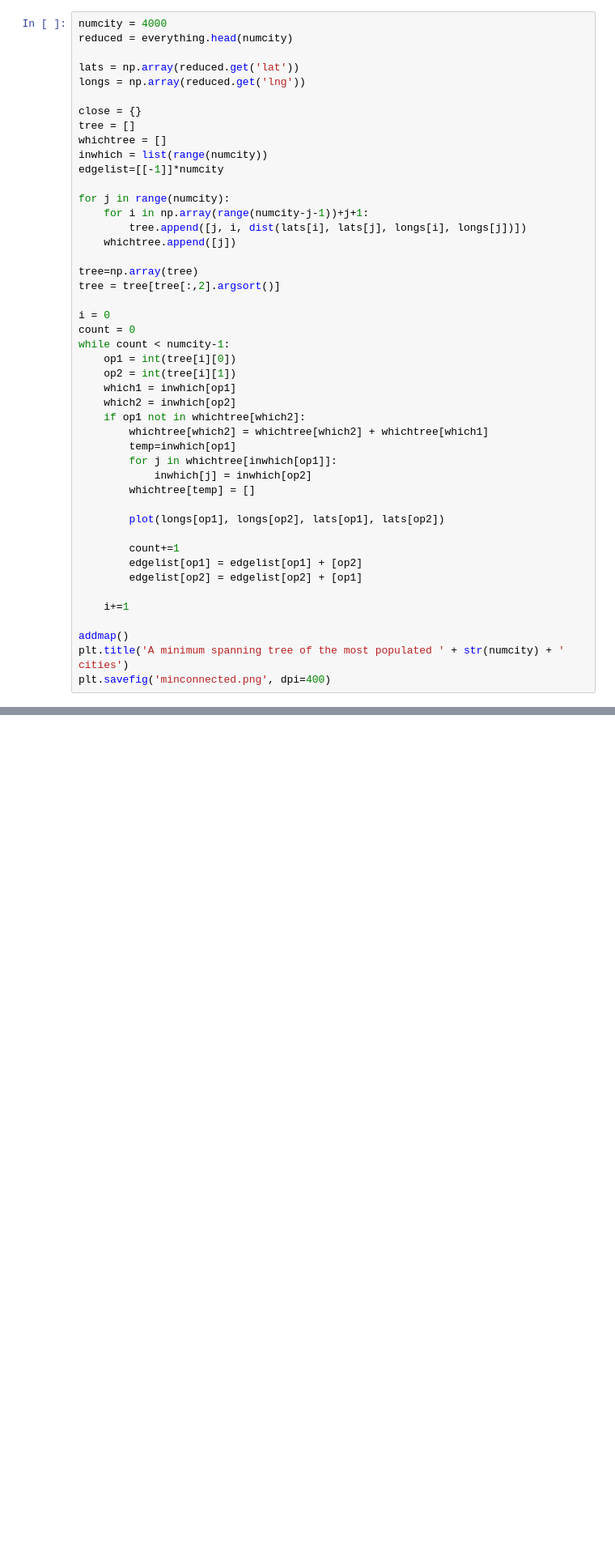
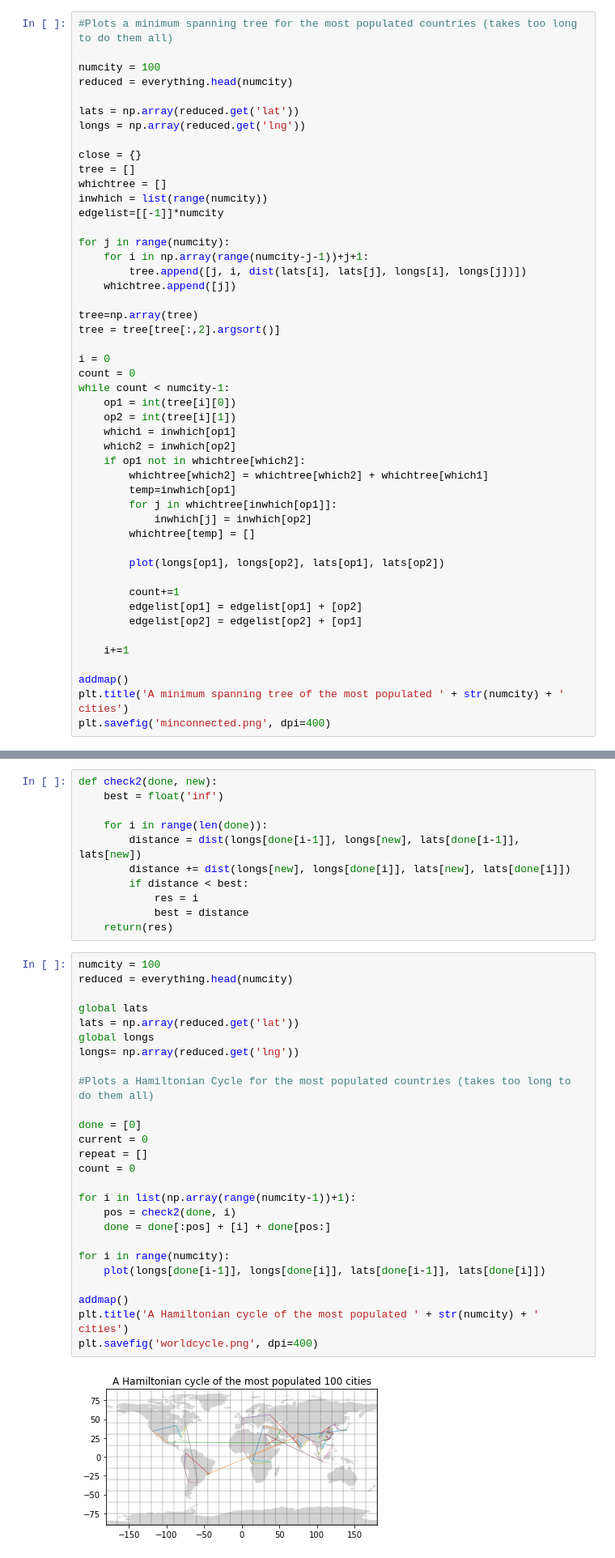
Before and after one commit to Aidan23Smith/Seeing-a-Connected-World, a Jupyter notebook: Seeing a Connected World.ipynb, the cells around one changed output, grey strips where cells are left out. Shown at 81% size. Cells and saved outputs as stored; diff of their text form; blank space fills up the shorter version.

```diff
--- a/Seeing a Connected World.ipynb
+++ b/Seeing a Connected World.ipynb
@@ -225,7 +227,9 @@ Highbury       which is 5.41km away
 # plt.title('A minimum spanning tree of the most populated ' + str(numcity) + ' cities')
 # plt.savefig('minconnectedalt.png', dpi=400)
 # %%
-numcity = 4000
+#Plots a minimum spanning tree for the most populated countries (takes too long to do them all)
+
+numcity = 100
 reduced = everything.head(numcity)
 
 lats = np.array(reduced.get('lat'))
@@ -356,0 +581,39 @@ plt.savefig('worldcycle.png', dpi=400)
+# %%
+def check2(done, new):
+    best = float('inf')
+
+    for i in range(len(done)):
+        distance = dist(longs[done[i-1]], longs[new], lats[done[i-1]], lats[new])
+        distance += dist(longs[new], longs[done[i]], lats[new], lats[done[i]])
+        if distance < best:
+            res = i
+            best = distance
+    return(res)
+# %%
+numcity = 100
+reduced = everything.head(numcity)
+
+global lats
+lats = np.array(reduced.get('lat'))
+global longs
+longs= np.array(reduced.get('lng'))
+
+#Plots a Hamiltonian Cycle for the most populated countries (takes too long to do them all)
+
+done = [0]
+current = 0
+repeat = []
+count = 0
+
+for i in list(np.array(range(numcity-1))+1):
+    pos = check2(done, i)
+    done = done[:pos] + [i] + done[pos:]
+
+for i in range(numcity):
+    plot(longs[done[i-1]], longs[done[i]], lats[done[i-1]], lats[done[i]])
+
+addmap()
+plt.title('A Hamiltonian cycle of the most populated ' + str(numcity) + ' cities')
+plt.savefig('worldcycle.png', dpi=400)
+# %% [output]
+[figure, added]
```
Also changed, not shown: parts of 21 cells of this notebook.
